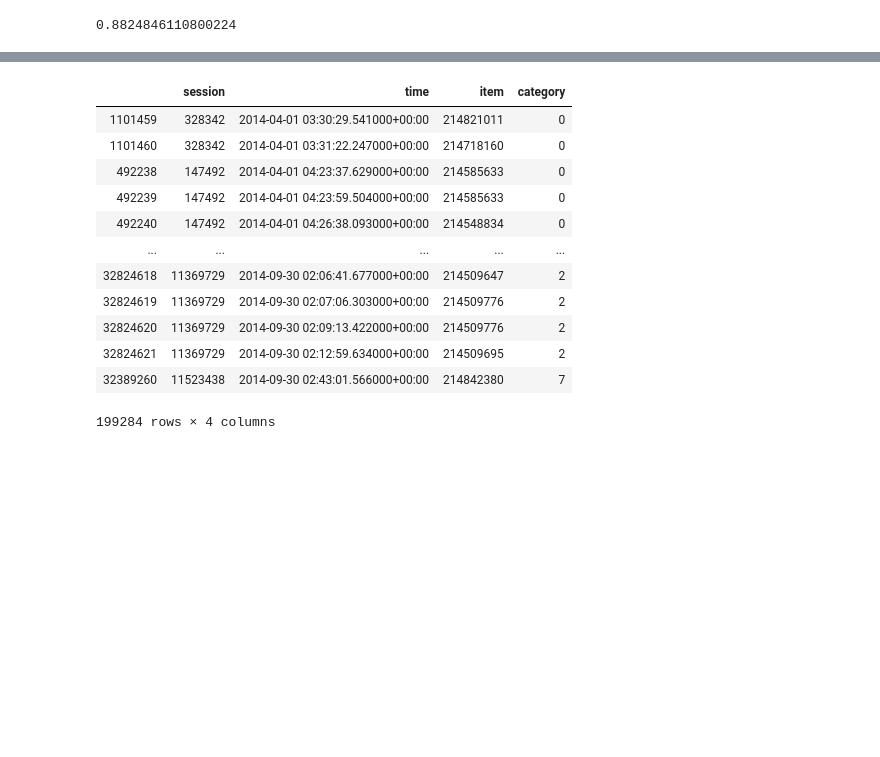
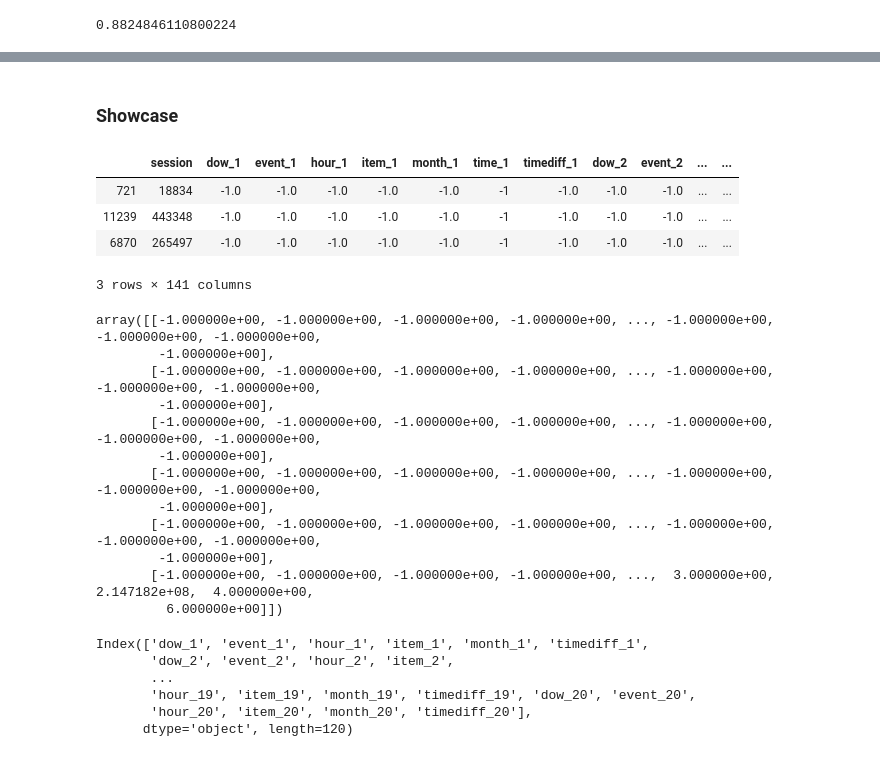
Before and after one commit to darenma/CRNN, a Jupyter notebook: preprocessing.ipynb, the cells around one changed output, grey strips where cells are left out. Drawn from its saved outputs; the diff is of its cells as text; code cells hidden in the pictures; blank space fills up the shorter version.

```diff
--- a/preprocessing.ipynb
+++ b/preprocessing.ipynb
@@ -145,6 +154,11 @@ df.loc[:,"timediff"] = np.log2(df.timediff).replace([np.inf, -np.inf], np.nan).f
 from tqdm import tqdm
 # %%
 def renew(df):
+    """
+    Helper function to make a unit dataframe long to wide.
+    Input: a 20-row df
+    Output: a 1-row df
+    """
     df = df.pivot_table(index=['session'], columns=tmp.index,
                         values=['timediff', 'item', "hour", "month", 'dow', 'event','time'], aggfunc='first')
 
@@ -682,16 +237,0 @@ bu
-# %%
-cl.session
-# %% [output]
-|  | session | time | item | category |
-| 1101459 | 328342 | 2014-04-01 03:30:29.541000+00:00 | 214821011 | 0 |
-| 1101460 | 328342 | 2014-04-01 03:31:22.247000+00:00 | 214718160 | 0 |
-| 492238 | 147492 | 2014-04-01 04:23:37.629000+00:00 | 214585633 | 0 |
-| 492239 | 147492 | 2014-04-01 04:23:59.504000+00:00 | 214585633 | 0 |
-| 492240 | 147492 | 2014-04-01 04:26:38.093000+00:00 | 214548834 | 0 |
-| ... | ... | ... | ... | ... |
-| 32824618 | 11369729 | 2014-09-30 02:06:41.677000+00:00 | 214509647 | 2 |
-| 32824619 | 11369729 | 2014-09-30 02:07:06.303000+00:00 | 214509776 | 2 |
-| 32824620 | 11369729 | 2014-09-30 02:09:13.422000+00:00 | 214509776 | 2 |
-| 32824621 | 11369729 | 2014-09-30 02:12:59.634000+00:00 | 214509695 | 2 |
-| 32389260 | 11523438 | 2014-09-30 02:43:01.566000+00:00 | 214842380 | 7 |
-199284 rows × 4 columns
@@ -852,0 +238,2 @@ def prep(limit=None):
+# %% [markdown]
+### Showcase
@@ -852,0 +243,36 @@ def prep(limit=None):
+# %%
+# This is what it looks like
+gg.head(3)
+# %% [output]
+|  | session | dow_1 | event_1 | hour_1 | item_1 | month_1 | time_1 | timediff_1 | dow_2 | event_2 | ... | ... |
+| 721 | 18834 | -1.0 | -1.0 | -1.0 | -1.0 | -1.0 | -1 | -1.0 | -1.0 | -1.0 | ... | ... |
+| 11239 | 443348 | -1.0 | -1.0 | -1.0 | -1.0 | -1.0 | -1 | -1.0 | -1.0 | -1.0 | ... | ... |
+| 6870 | 265497 | -1.0 | -1.0 | -1.0 | -1.0 | -1.0 | -1 | -1.0 | -1.0 | -1.0 | ... | ... |
+3 rows × 141 columns
+# %%
+sample = gg.head(1).copy().drop(columns=["session"])
+cols = [col for col in sample.columns if not col.startswith("time_")]
+sample = sample[cols]
+sample.values[0].reshape(6,20)
+# %% [output]
+array([[-1.000000e+00, -1.000000e+00, -1.000000e+00, -1.000000e+00, ..., -1.000000e+00, -1.000000e+00, -1.000000e+00,
+        -1.000000e+00],
+       [-1.000000e+00, -1.000000e+00, -1.000000e+00, -1.000000e+00, ..., -1.000000e+00, -1.000000e+00, -1.000000e+00,
+        -1.000000e+00],
+       [-1.000000e+00, -1.000000e+00, -1.000000e+00, -1.000000e+00, ..., -1.000000e+00, -1.000000e+00, -1.000000e+00,
+        -1.000000e+00],
+       [-1.000000e+00, -1.000000e+00, -1.000000e+00, -1.000000e+00, ..., -1.000000e+00, -1.000000e+00, -1.000000e+00,
+        -1.000000e+00],
+       [-1.000000e+00, -1.000000e+00, -1.000000e+00, -1.000000e+00, ..., -1.000000e+00, -1.000000e+00, -1.000000e+00,
+        -1.000000e+00],
+       [-1.000000e+00, -1.000000e+00, -1.000000e+00, -1.000000e+00, ...,  3.000000e+00,  2.147182e+08,  4.000000e+00,
+         6.000000e+00]])
+# %%
+sample.columns
+# %% [output]
+Index(['dow_1', 'event_1', 'hour_1', 'item_1', 'month_1', 'timediff_1',
+       'dow_2', 'event_2', 'hour_2', 'item_2',
+       ...
+       'hour_19', 'item_19', 'month_19', 'timediff_19', 'dow_20', 'event_20',
+       'hour_20', 'item_20', 'month_20', 'timediff_20'],
+      dtype='object', length=120)
```
Also changed, not shown: parts of 83 cells of this notebook.
